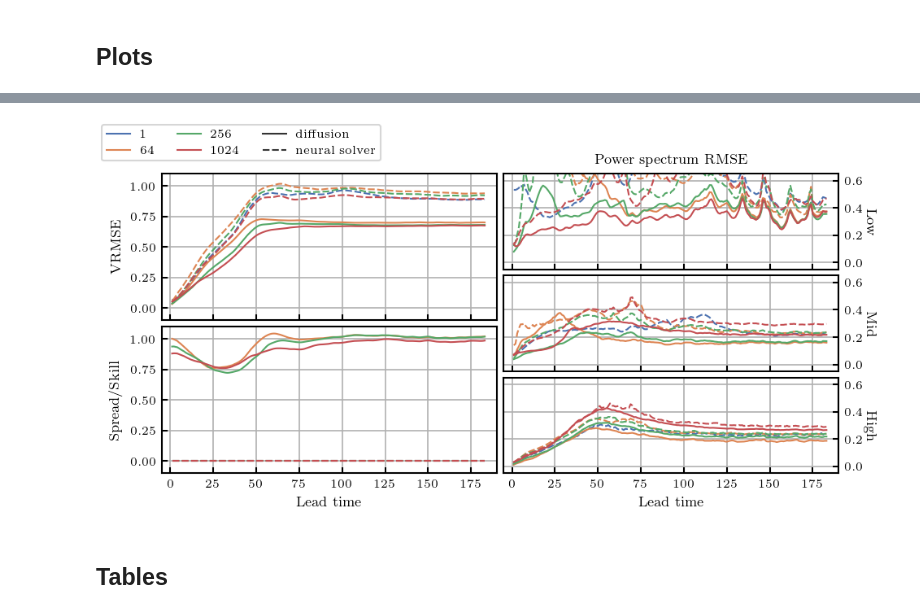
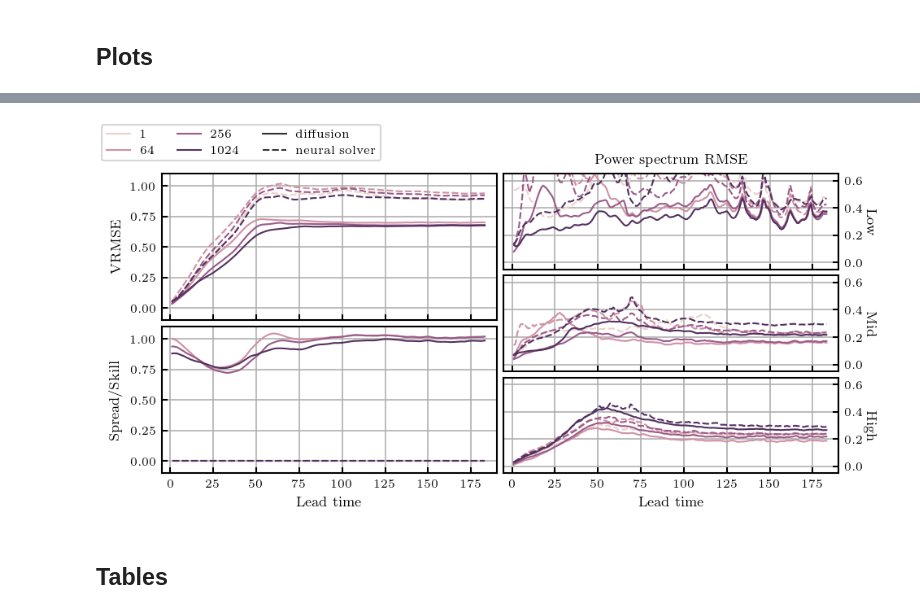
Before and after one commit to ksimotas/lola, a Jupyter notebook: experiments/rayleigh_benard/figures.ipynb, the cells around one changed output, grey strips where cells are left out. Cells and saved outputs as stored; diff of their text form; code cells hidden in the pictures.

```diff
--- a/experiments/rayleigh_benard/figures.ipynb
+++ b/experiments/rayleigh_benard/figures.ipynb
@@ -136,7 +136,7 @@ ax = sb.barplot(
     hue="compression",
     estimator=aggregate,
     errorbar=None,
-    palette=sb.color_palette("deep", 4)[1:],
+    palette=sb.cubehelix_palette(4, dark=0.25)[1:],
 )
 
 ax.grid()
@@ -176,7 +176,7 @@ for i, metric in enumerate(["VRMSE", "spread_skill"]):
         style="method",
         estimator=aggregate,
         errorbar=None,
-        palette=sb.color_palette("deep", 4),
+        palette=sb.cubehelix_palette(4, dark=0.25),
         ax=axs[i],
     )
 
@@ -205,41 +205,41 @@ for i, band in enumerate(["Low", "Mid", "High"], start=2):
         style="method",
         estimator=aggregate,
         errorbar=None,
-        palette=sb.color_palette("deep", 4),
+        palette=sb.cubehelix_palette(4, dark=0.25),
         ax=axs[i],
     )
 
     ax.get_legend().remove()
     ax.grid()
 
     ax.set_xlabel("Lead time")
     ax.set_xlim(-5, 190)
 
     ax.set_ylabel(band)
     ax.set_ylim(-0.05, 0.65)
 
     ax.tick_params(direction="in")
 
     ax.yaxis.set_label_position("right")
     ax.yaxis.label.set(rotation=-90, va="center")
     ax.yaxis.tick_right()
 
     if i == 2:
         ax.set_title("Power spectrum RMSE")
 
 for i, label in reversed(list(enumerate(labels))):
     if label in ("compression", "method"):
         blank = handles.pop(i)
         labels.pop(i)
 
 fig.align_labels()
 fig.tight_layout(pad=0.33)
 fig.subplots_adjust(top=0.875)
 fig.legend(handles, labels, loc="upper left", ncol=3)
 
 plt.savefig(outdir / f"rb_mosaic_{settings}.pdf", dpi=300, transparent=True)
 # %% [output]
-[figure, old version]
+[figure, new version]
 # %% [markdown]
 ## Tables
 # %%
```
Also changed, not shown: parts of 1 cell of this notebook, 2 other files.
